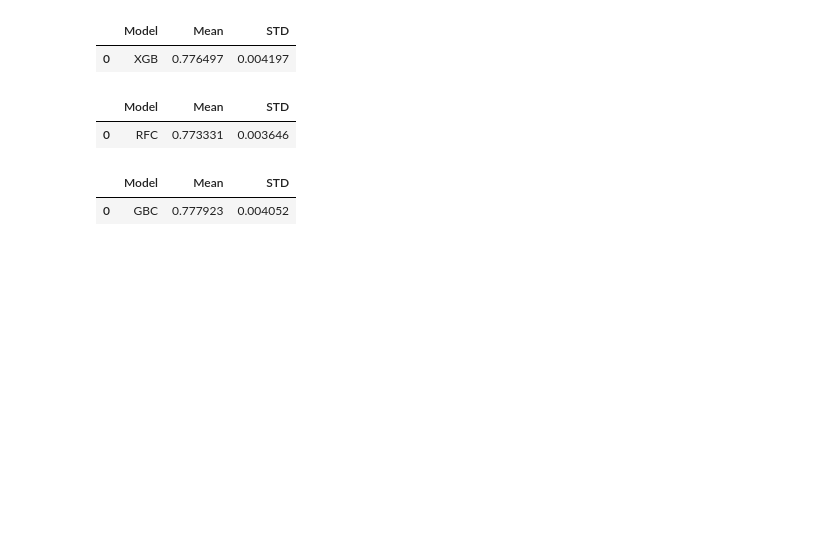
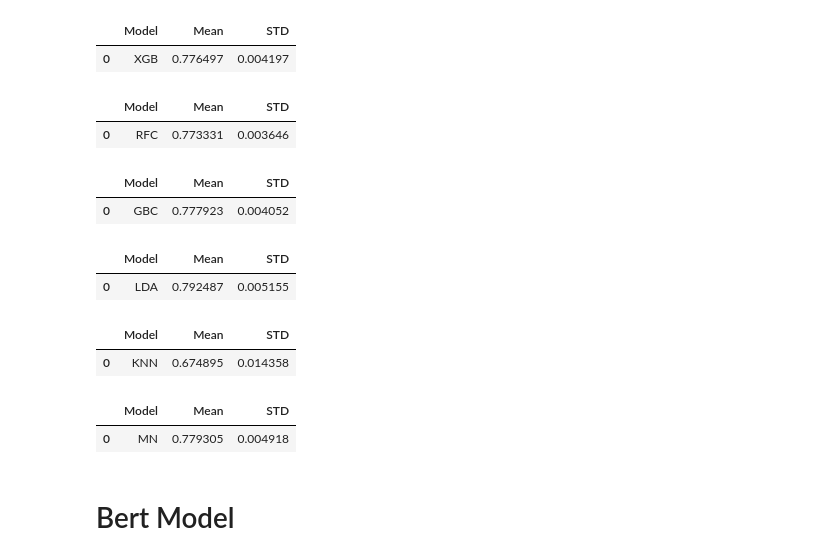
Before and after one commit to MaukanMir/IMDB-Sentiment-Analysis, a Jupyter notebook: training.ipynb, the cells around one changed output. Cells and saved outputs as stored; diff of their text form; code cells hidden in the pictures; blank space fills up the shorter version.

Commit message:
added new models

```diff
--- a/training.ipynb
+++ b/training.ipynb
@@ -330,3 +330,29 @@ testing_selected_models(names, models, features, y)
 # %% [output]
 |  | Model | Mean | STD |
 | 0 | GBC | 0.777923 | 0.004052 |
+# %%
+names = ['LDA']
+
+models = get_selected_models(names)
+testing_selected_models(names, models, features, y)
+# %% [output]
+|  | Model | Mean | STD |
+| 0 | LDA | 0.792487 | 0.005155 |
+# %%
+names = ['KNN']
+
+models = get_selected_models(names)
+testing_selected_models(names, models, features, y)
+# %% [output]
+|  | Model | Mean | STD |
+| 0 | KNN | 0.674895 | 0.014358 |
+# %%
+names = ['MN']
+
+models = get_selected_models(names)
+testing_selected_models(names, models, features, y)
+# %% [output]
+|  | Model | Mean | STD |
+| 0 | MN | 0.779305 | 0.004918 |
+# %% [markdown]
+# Bert Model
```
Also changed, not shown: parts of 1 cell of this notebook.
